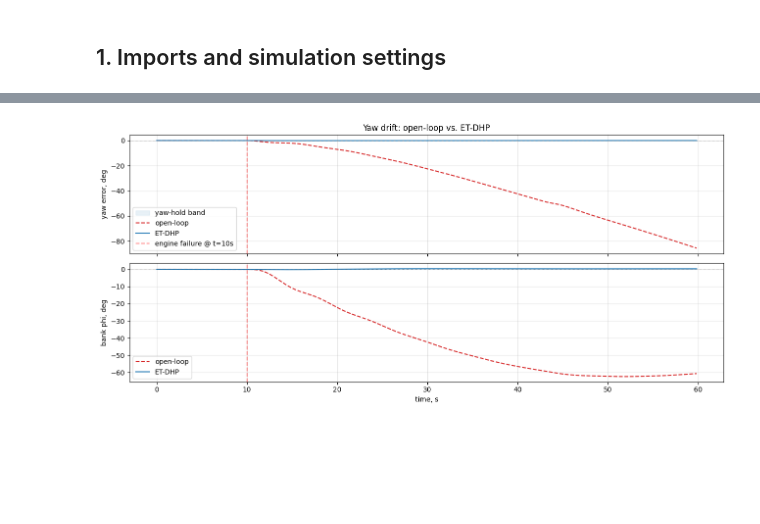
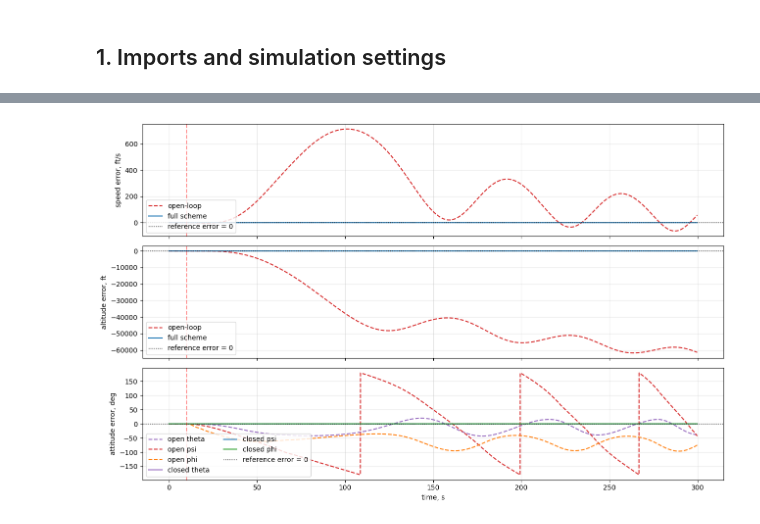
Before and after one commit to TensorAeroSpace/TensorAeroSpace, a Jupyter notebook: example/reinforcement_learning/example_etdhp_b747_engine_failure.ipynb, the cells around one changed output, grey strips where cells are left out. Cells and saved outputs as stored; diff of their text form; code cells hidden in the pictures; blank space fills up the shorter version.

```diff
--- a/example/reinforcement_learning/example_etdhp_b747_engine_failure.ipynb
+++ b/example/reinforcement_learning/example_etdhp_b747_engine_failure.ipynb
@@ -225,7 +424,7 @@ cfg = ETDHPConfig(
     critic_lr=5e-3,
     model_lr=5e-3,
     model_epochs=400,
-    Q=[200.0, 0.2, 1.0, 5.0, 0.2],
+    Q=[200.0, 0.2, 1.0, 50.0, 1.0, 0.5],
     R=[0.5, 0.5],
     gamma=0.95,
     num_epochs_per_trigger=10,
@@ -237,24 +436,25 @@ cfg = ETDHPConfig(
 )
 
 agent = ETDHPAgent(
-    n_state=5,
+    n_state=6,
     n_control=2,
-    state_transform=state_transform,
+    state_transform=lateral_state_transform,
     config=cfg,
 )
 
 model_losses = agent.fit_plant_model(
     states_arr, actions_arr, next_states_arr,
-    batch_size=128, verbose=False,
+    batch_size=128,
+    verbose=False,
 )
 
 fig, ax = plt.subplots(figsize=(9, 3.5))
 ax.semilogy(model_losses)
 ax.set_xlabel("epoch")
 ax.set_ylabel("plant-model MSE")
-ax.set_title("Offline plant-model identification on healthy B-747")
+ax.set_title("Offline lateral plant-model identification")
 ax.grid(True, alpha=0.3)
 plt.tight_layout()
 plt.show()
-print(f"final plant-model MSE: {model_losses[-1]:.3e}")
+print(f"final lateral plant-model MSE: {model_losses[-1]:.3e}")
 # %% [output]
@@ -472,49 +803,64 @@ The open-loop reference keeps elevator and throttle at trim and commands zero ai
 # %%
-# Open-loop reference: no rudder / aileron correction
-env_open = make_env(damage_profile=LEFT_OUTER_ENGINE_FAILURE)
-obs, _ = env_open.reset()
-psi_open = np.zeros(N_EP)
-phi_open = np.zeros(N_EP)
-neutral_action = np.array([delta_e_trim_rad, 0.0, 0.0, throttle_trim])
-for k in range(N_EP - 2):
-    obs, _, _, trunc, _ = env_open.step(neutral_action)
-    psi_open[k] = yaw_error_deg(obs)
-    phi_open[k] = math.degrees(obs[6])
-    if trunc:
-        break
-n_open = k + 1
-t_open = np.arange(n_open) * DT
+def run_open_loop(damage_profile):
+    env = make_env(damage_profile=damage_profile)
+    obs, _ = env.reset()
+    logs = {name: np.zeros(N_EP) for name in ["V", "h", "theta", "psi", "phi"]}
+    neutral_action = compose_action(delta_e_trim_rad, [0.0, 0.0], throttle_trim)
+    for k in range(N_EP - 2):
+        obs, _, _, trunc, _ = env.step(neutral_action)
+        logs["V"][k] = true_airspeed_ft_s(obs) - V_REF_FT_S
+        logs["h"][k] = altitude_ft(obs) - ALT_REF_FT
+        logs["theta"][k] = pitch_error_deg(obs)
+        logs["psi"][k] = yaw_error_deg(obs)
+        logs["phi"][k] = roll_deg(obs)
+        if trunc:
+            break
+    n = k + 1
+    result = {name: values[:n] for name, values in logs.items()}
+    result["t"] = np.arange(n) * DT
+    return result
 
-fig, axes = plt.subplots(2, 1, figsize=(13, 6), sharex=True)
-axes[0].fill_between(log["t"], -YAW_HOLD_BAND_DEG, YAW_HOLD_BAND_DEG,
-                     color="tab:blue", alpha=0.10, label="yaw-hold band")
-axes[0].plot(t_open, psi_open[:n_open], color="tab:red", linestyle="--",
-             label="open-loop")
-axes[0].plot(log["t"], log["psi"], color="tab:blue", label="ET-DHP")
-axes[0].axhline(0.0, color="tab:gray", linestyle=":", linewidth=0.7)
-axes[0].axvline(DAMAGE_TIME, color="red", linestyle="--", alpha=0.45,
-                label=f"engine failure @ t={DAMAGE_TIME:.0f}s")
-axes[0].set_ylabel("yaw error, deg")
-axes[0].set_title("Yaw drift: open-loop vs. ET-DHP")
+
+open_log = run_open_loop(LEFT_OUTER_ENGINE_FAILURE)
+
+fig, axes = plt.subplots(3, 1, figsize=(13, 8), sharex=True)
+axes[0].plot(open_log["t"], open_log["V"], color="tab:red", linestyle="--", label="open-loop")
+axes[0].plot(log["t"], log["V"], color="tab:blue", label="full scheme")
+axes[0].axhline(0.0, color="black", linestyle=":", linewidth=1.0, label="reference error = 0")
+axes[0].axvline(DAMAGE_TIME, color="red", linestyle="--", alpha=0.45)
+axes[0].set_ylabel("speed error, ft/s")
 axes[0].grid(True, alpha=0.3)
 axes[0].legend(loc="lower left")
 
-axes[1].plot(t_open, phi_open[:n_open], color="tab:red", linestyle="--",
-             label="open-loop")
-axes[1].plot(log["t"], log["phi"], color="tab:blue", label="ET-DHP")
-axes[1].axhline(0.0, color="tab:gray", linestyle=":", linewidth=0.7)
+axes[1].plot(open_log["t"], open_log["h"], color="tab:red", linestyle="--", label="open-loop")
+axes[1].plot(log["t"], log["h"], color="tab:blue", label="full scheme")
+axes[1].axhline(0.0, color="black", linestyle=":", linewidth=1.0, label="reference error = 0")
 axes[1].axvline(DAMAGE_TIME, color="red", linestyle="--", alpha=0.45)
-axes[1].set_xlabel("time, s")
-axes[1].set_ylabel("bank phi, deg")
+axes[1].set_ylabel("altitude error, ft")
 axes[1].grid(True, alpha=0.3)
 axes[1].legend(loc="lower left")
+
+axes[2].plot(open_log["t"], open_log["theta"], color="tab:purple", linestyle="--", label="open theta")
+axes[2].plot(open_log["t"], open_log["psi"], color="tab:red", linestyle="--", label="open psi")
+axes[2].plot(open_log["t"], open_log["phi"], color="tab:orange", linestyle="--", label="open phi")
+axes[2].plot(log["t"], log["theta"], color="tab:purple", label="closed theta")
+axes[2].plot(log["t"], log["psi"], color="tab:blue", label="closed psi")
+axes[2].plot(log["t"], log["phi"], color="tab:green", label="closed phi")
+axes[2].axhline(0.0, color="black", linestyle=":", linewidth=1.0, label="reference error = 0")
+axes[2].axvline(DAMAGE_TIME, color="red", linestyle="--", alpha=0.45)
+axes[2].set_xlabel("time, s")
+axes[2].set_ylabel("attitude error, deg")
+axes[2].grid(True, alpha=0.3)
+axes[2].legend(loc="lower left", ncol=2)
 
 plt.tight_layout()
 plt.show()
 
-print(f"\nOpen-loop @ t=60s: e_psi = {psi_open[n_open-1]:+.2f} deg, phi = {phi_open[n_open-1]:+.2f} deg")
-print(f"ET-DHP    @ t=60s: e_psi = {log['psi'][-1]:+.3f} deg, phi = {log['phi'][-1]:+.3f} deg")
-print(f"Open-loop post-fault peak |e_psi|: {np.max(np.abs(psi_open[DAMAGE_STEP:n_open])):.2f} deg")
-print(f"ET-DHP post-fault peak |e_psi|   : {max_psi:.3f} deg")
+print(f"Open-loop @ t={TOTAL_TIME:.0f}s: Verr={open_log['V'][-1]:+.2f} ft/s, "
+      f"herr={open_log['h'][-1]:+.1f} ft, theta={open_log['theta'][-1]:+.2f} deg, "
+      f"psi={open_log['psi'][-1]:+.2f} deg, phi={open_log['phi'][-1]:+.2f} deg")
+print(f"Full scheme @ t={TOTAL_TIME:.0f}s: Verr={log['V'][-1]:+.2f} ft/s, "
+      f"herr={log['h'][-1]:+.1f} ft, theta={log['theta'][-1]:+.3f} deg, "
+      f"psi={log['psi'][-1]:+.3f} deg, phi={log['phi'][-1]:+.3f} deg")
 # %% [output]
-[figure, old version]
+[figure, new version]
```
Also changed, not shown: parts of 19 cells of this notebook, 18 other files.
